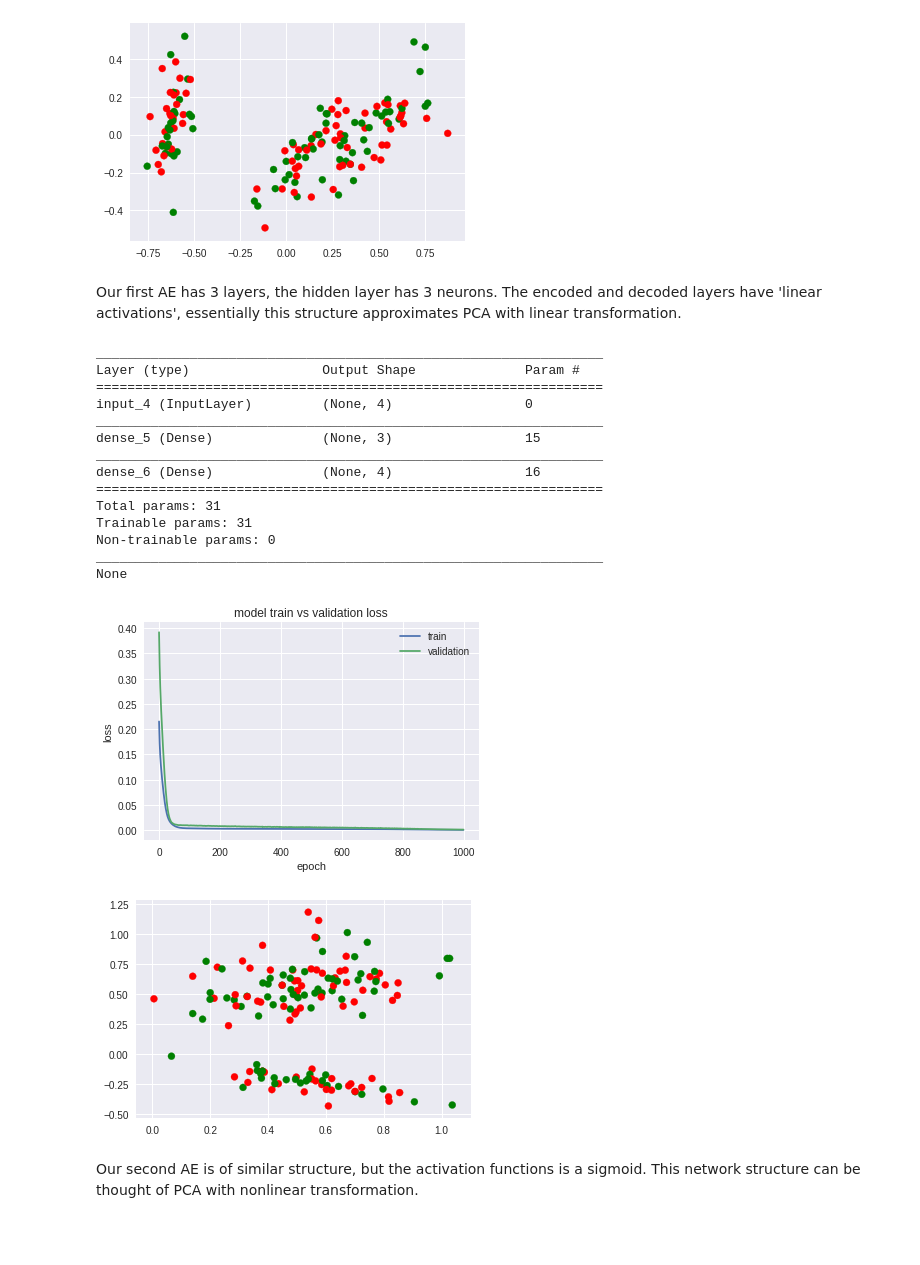
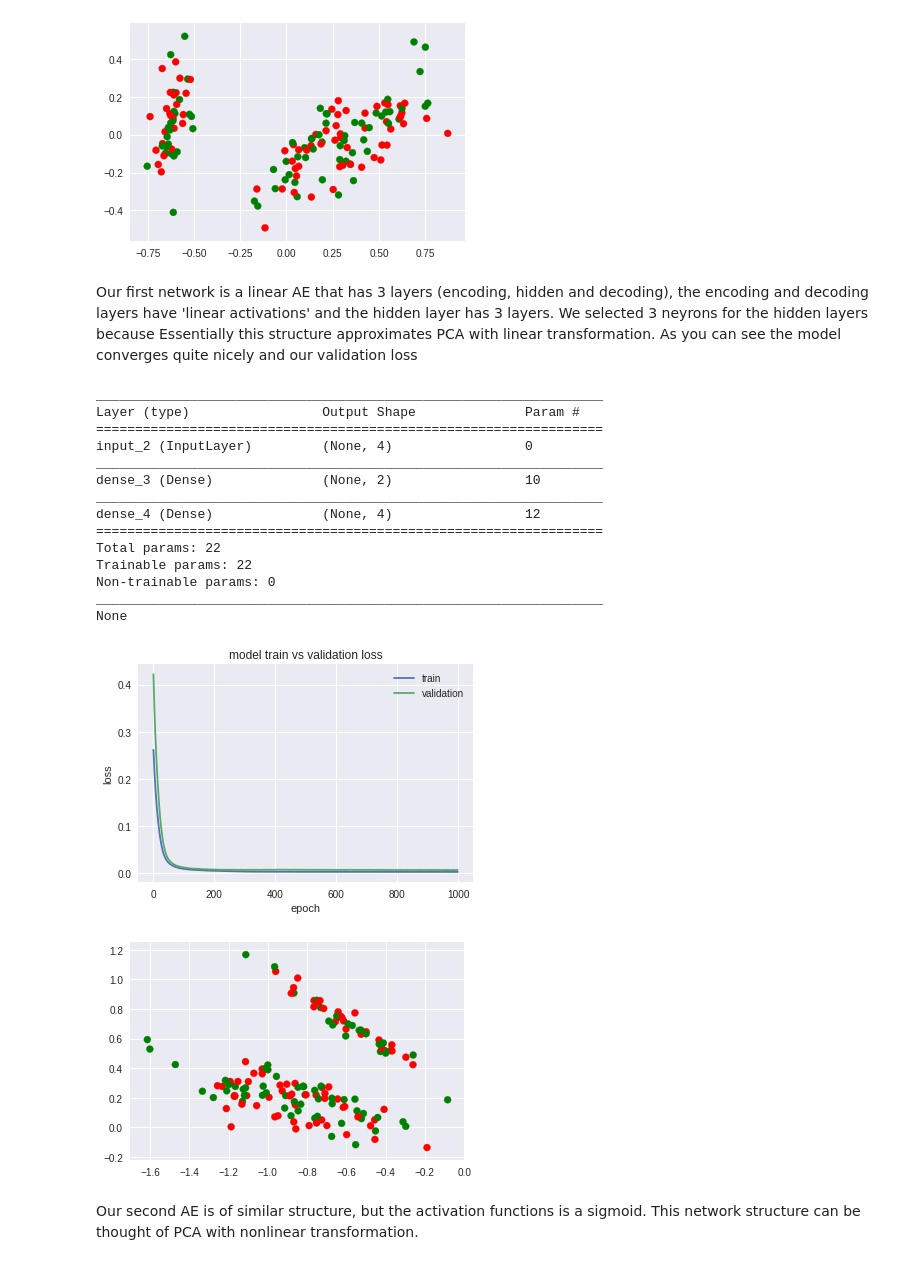
Before and after one commit to orico/PCAvsAutoencoder, a Jupyter notebook: PCA_vs_Autoencoder_tutorial.ipynb, the cells around one changed output. Drawn from its saved outputs; the diff is of its cells as text; code cells hidden in the pictures; blank space fills up the shorter version.

```diff
--- a/PCA_vs_Autoencoder_tutorial.ipynb
+++ b/PCA_vs_Autoencoder_tutorial.ipynb
@@ -55,12 +56,12 @@ plt.scatter(pca_transformed[:,0],pca_transformed[:,1],color=['red','green'])
 plt.show()
 # %% [output]
 [figure]
-# %% [markdown]
-Our first AE has 3 layers, the hidden layer has 3 neurons. The encoded and decoded layers have 'linear activations', essentially this structure approximates PCA with linear transformation.
+# %% [markdown]
+Our first network is a linear AE that has 3 layers (encoding, hidden and decoding), the encoding and decoding layers have 'linear activations' and the hidden layer has 3 layers. We selected 3 neyrons for the hidden layers because  Essentially this structure approximates PCA with linear transformation. As you can see the model converges quite nicely and our validation loss
 # %%
 #create an AE and fit it with our data using 3 neurons in the dense layer using keras' functional API
 input_dim = X_scaled.shape[1]
-encoding_dim = 3
+encoding_dim = 2
 input_img = Input(shape=(input_dim,))
 encoded = Dense(encoding_dim, activation='linear')(input_img)
 decoded = Dense(input_dim, activation='linear')(encoded)
@@ -76,40 +77,40 @@ history = autoencoder.fit(X_scaled, X_scaled,
                 verbose = 0)
 
 #plot our loss
 plt.plot(history.history['loss'])
 plt.plot(history.history['val_loss'])
 plt.title('model train vs validation loss')
 plt.ylabel('loss')
 plt.xlabel('epoch')
 plt.legend(['train', 'validation'], loc='upper right')
 plt.show()
 
 # use our encoded layer to encode the training input
 encoder = Model(input_img, encoded)
 encoded_input = Input(shape=(encoding_dim,))
 decoder_layer = autoencoder.layers[-1]
 decoder = Model(encoded_input, decoder_layer(encoded_input))
 encoded_data = encoder.predict(X_scaled)
 
 plt.scatter(encoded_data[:,0],encoded_data[:,1],color=['red','green'])
 plt.show()
 # %% [output]
 _________________________________________________________________
 Layer (type)                 Output Shape              Param #
 =================================================================
-input_4 (InputLayer)         (None, 4)                 0
+input_2 (InputLayer)         (None, 4)                 0
 _________________________________________________________________
-dense_5 (Dense)              (None, 3)                 15
+dense_3 (Dense)              (None, 2)                 10
 _________________________________________________________________
-dense_6 (Dense)              (None, 4)                 16
+dense_4 (Dense)              (None, 4)                 12
 =================================================================
-Total params: 31
-Trainable params: 31
+Total params: 22
+Trainable params: 22
 Non-trainable params: 0
 _________________________________________________________________
 None
-[figure, old version]
+[figure, new version]
-[figure, old version]
+[figure, new version]
 # %% [markdown]
 Our second AE is of similar structure, but the activation functions is a sigmoid. This network structure can be thought of PCA with nonlinear transformation.
 # %% [markdown]
```
Also changed, not shown: parts of 7 cells of this notebook.
